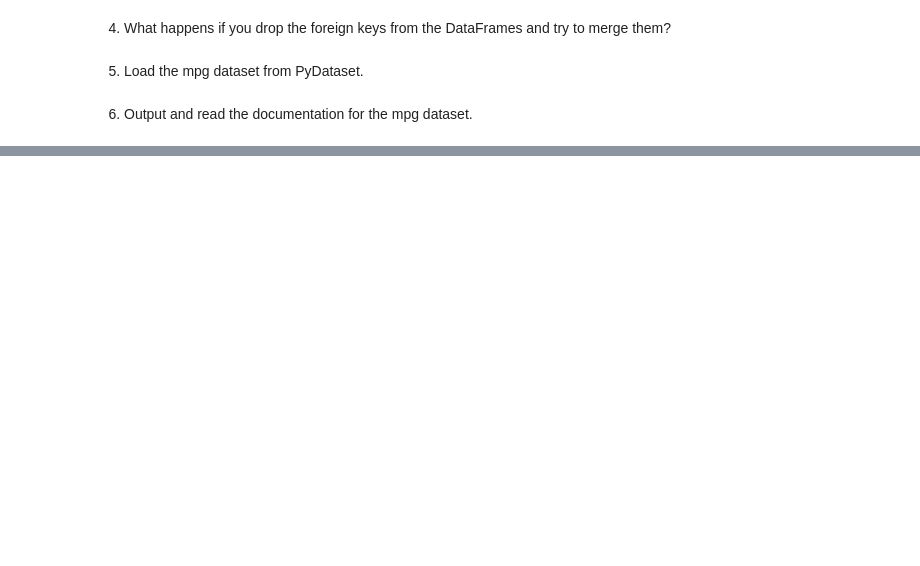
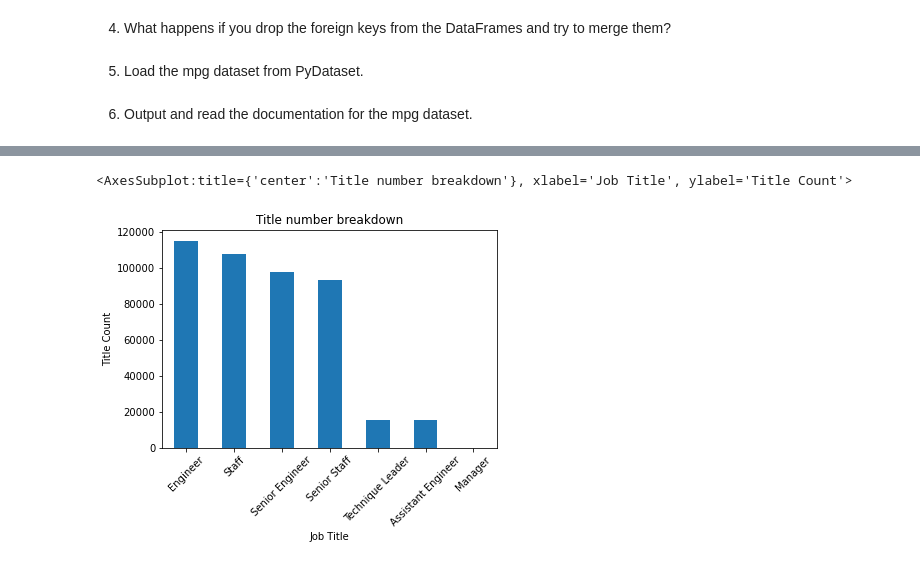
Before and after one commit to HeatherOrtegaMcMillan/numpy-pandas-visualization-exercises, a Jupyter notebook: advanced_dataframes.ipynb, the cells around one changed output, grey strips where cells are left out. Saved outputs shown, nothing was run; the diff lists cells and outputs as text; code cells hidden in the pictures; blank space fills up the shorter version.

```diff
--- a/advanced_dataframes.ipynb
+++ b/advanced_dataframes.ipynb
@@ -177,0 +671,5 @@ datetime.date(9999, 1, 1)
+# %%
+titles_df['title'].value_counts().plot.bar(rot = 45, title = 'Title number breakdown', xlabel = "Job Title", ylabel = 'Title Count')
+# %% [output]
+<AxesSubplot:title={'center':'Title number breakdown'}, xlabel='Job Title', ylabel='Title Count'>
+[figure, added]
```
Also changed, not shown: parts of 66 cells of this notebook.
